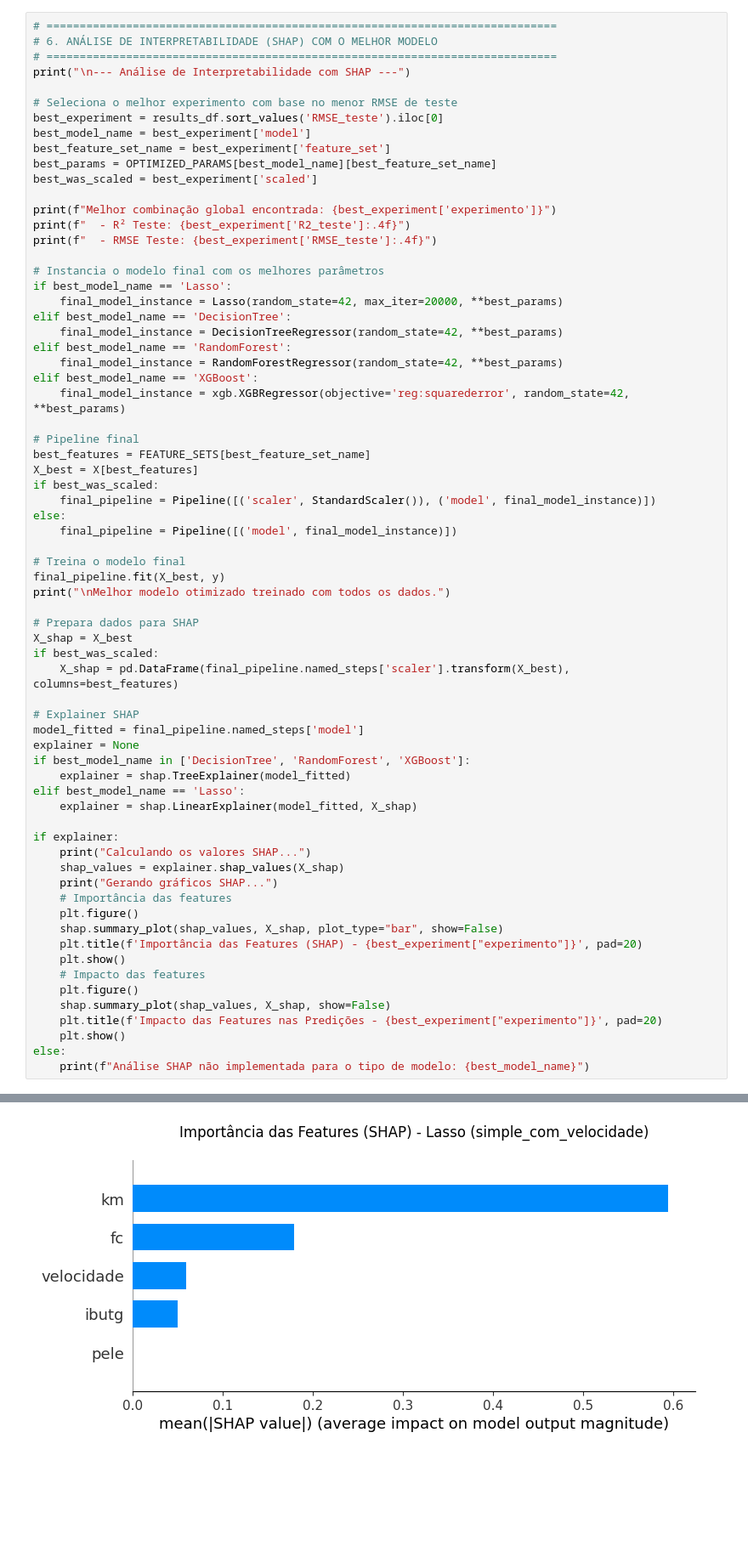
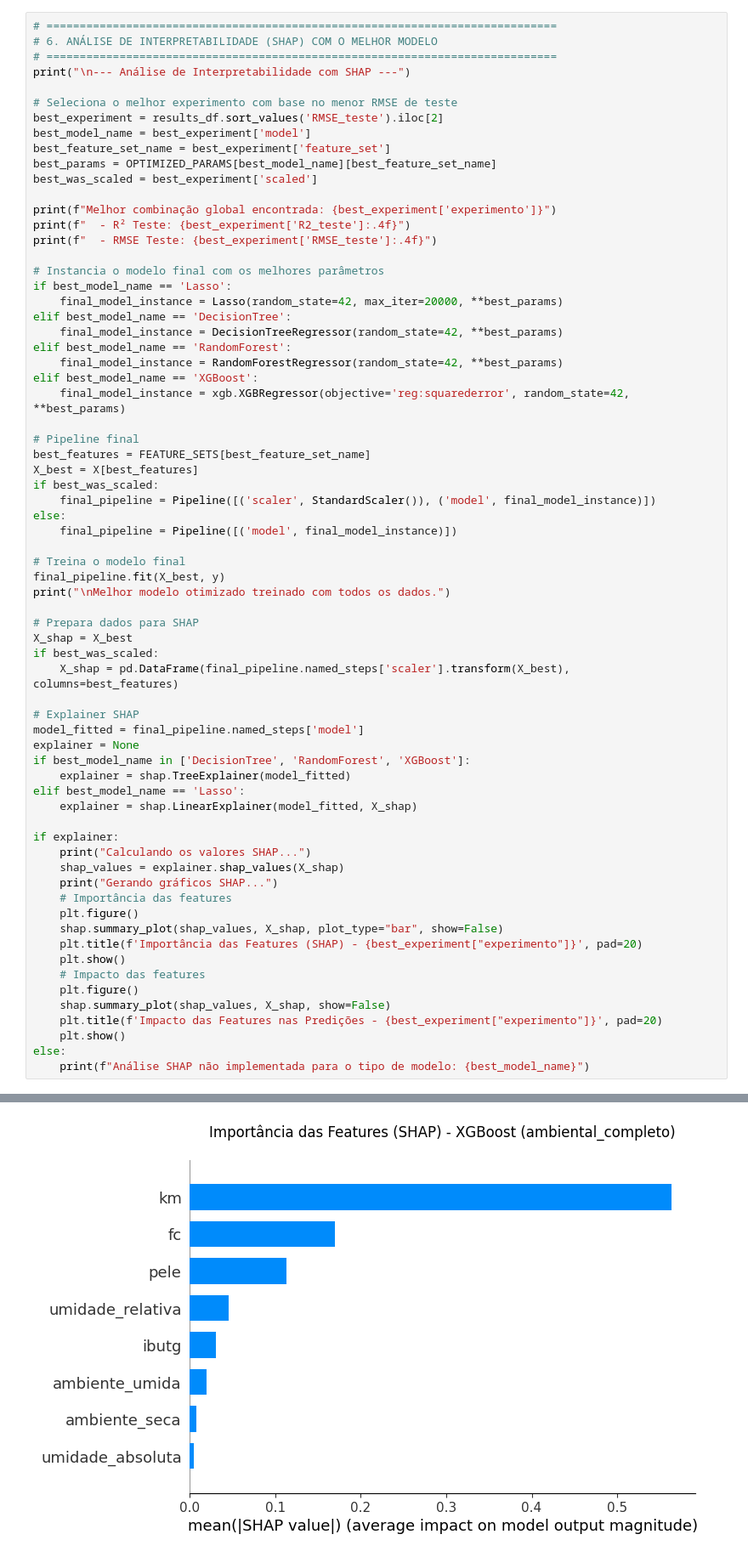
Before and after one commit to LBS-UFMG/tcore, a Jupyter notebook: models/dataset1-1km.ipynb, the cells around one changed output, grey strips where cells are left out. Shown at 85% size. Drawn from its saved outputs; the diff is of its cells as text; blank space fills up the shorter version.

```diff
--- a/models/dataset1-1km.ipynb
+++ b/models/dataset1-1km.ipynb
@@ -255,7 +255,7 @@ plt.show()
 print("\n--- Análise de Interpretabilidade com SHAP ---")
 
 # Seleciona o melhor experimento com base no menor RMSE de teste
-best_experiment = results_df.sort_values('RMSE_teste').iloc[0]
+best_experiment = results_df.sort_values('RMSE_teste').iloc[2]
 best_model_name = best_experiment['model']
 best_feature_set_name = best_experiment['feature_set']
 best_params = OPTIMIZED_PARAMS[best_model_name][best_feature_set_name]
@@ -324,5 +324,5 @@ Melhor combinação global encontrada: Lasso (simple_com_velocidade)
 
 Melhor modelo otimizado treinado com todos os dados.
 Calculando os valores SHAP...
 Gerando gráficos SHAP...
-[figure, old version]
+[figure, new version]
```
Also changed, not shown: parts of 1 cell of this notebook, 10 other files.
